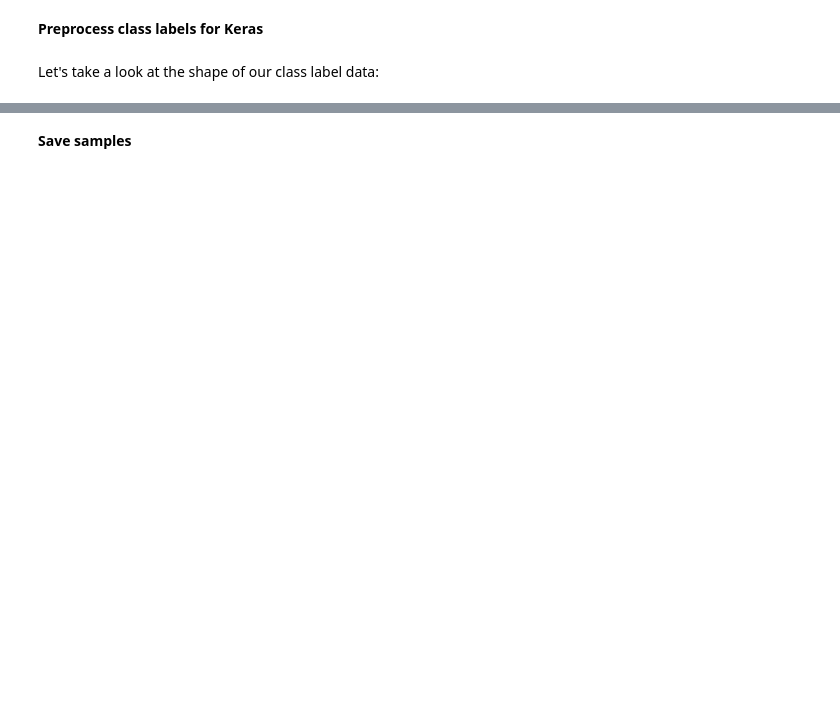
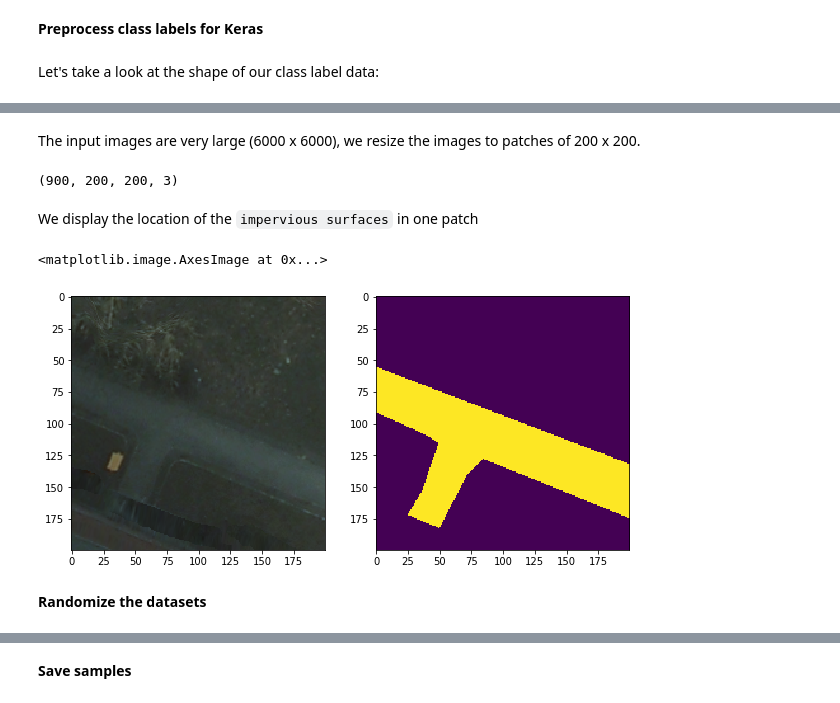
Before and after one commit to yaron1000/cnn-models, a Jupyter notebook: SegNet_Keras.ipynb, the cells around one changed output, grey strips where cells are left out. Saved outputs shown, nothing was run; the diff lists cells and outputs as text; code cells hidden in the pictures; blank space fills up the shorter version.

```diff
--- a/SegNet_Keras.ipynb
+++ b/SegNet_Keras.ipynb
@@ -51,6 +57,4 @@ The y_train and y_test data are not split into 10 distinct class labels, but rat
 # %%
-from keras.utils import np_utils
-# Convert 1-dimensional class arrays to 12-dimensional class matrices
-y_train = np_utils.to_categorical(y_train, num_classes=12)
-y_validation = np_utils.to_categorical(y_validation, num_classes=12)
-y_train.shape
+# Convert 1-dimensional class arrays to 6-dimensional class matrices
+y_train = from_rgb_to_categorical(y_train)
+y_validation = from_rgb_to_categorical(y_validation)
@@ -95,0 +71,2 @@ y_train_tif.shape
+# %% [markdown]
+The input images are very large (6000 x 6000), we resize the images to patches of 200 x 200.
@@ -95,0 +75,21 @@ y_train_tif.shape
+# %%
+# We extract patches of 200×200 pixels
+x_train, y_train, x_validation, y_validation = resize_patches(x_train, y_train, x_validation, y_validation, patch_size = 200)
+# %%
+x_train.shape
+# %% [output]
+(900, 200, 200, 3)
+# %% [markdown]
+We display the location of the `impervious surfaces` in one patch
+# %%
+fig, axs = plt.subplots(nrows=1, ncols=2, figsize=(10,5))
+ax = axs[0]
+ax.imshow(x_train[0,:,:,:])
+
+ax = axs[1]
+ax.imshow(y_train[0,:,:,0])
+# %% [output]
+<matplotlib.image.AxesImage at 0x...>
+[figure, added]
+# %% [markdown]
+**Randomize the datasets**
```
Also changed, not shown: parts of 37 cells of this notebook, 5 other files.
